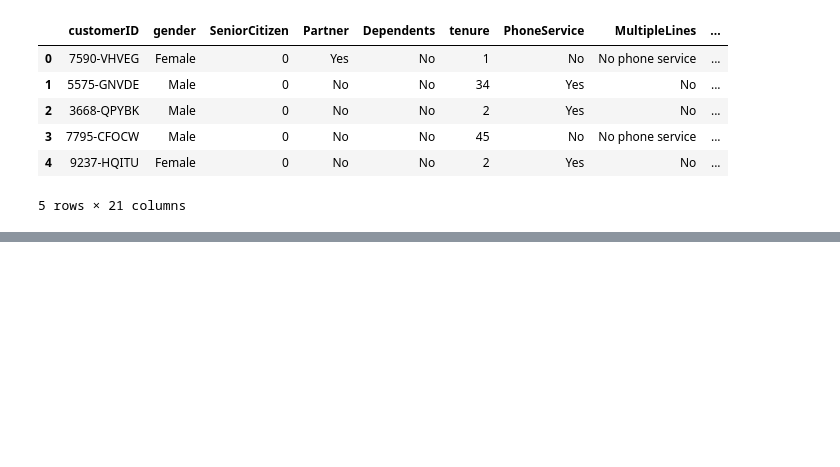
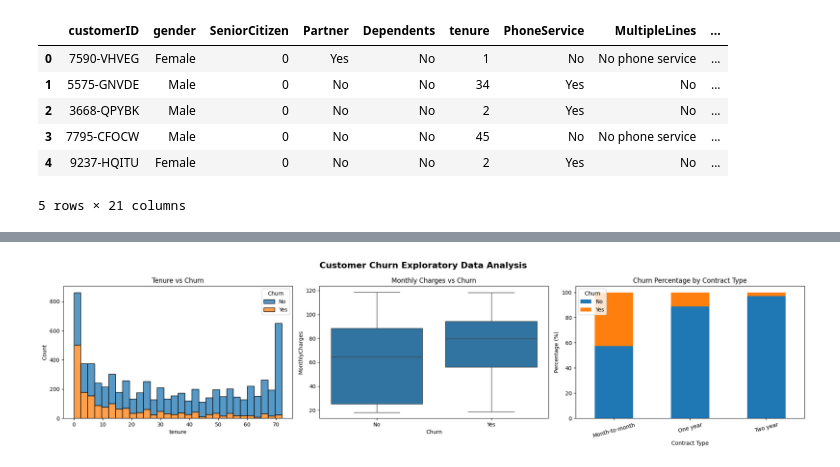
Before and after one commit to Banuka2540/Pytorch-Learning-, a Jupyter notebook: Customer_Curn_Prediction(ANN).ipynb, the cells around one changed output, grey strips where cells are left out. Cells and saved outputs as stored; diff of their text form; code cells hidden in the pictures; blank space fills up the shorter version.

```diff
--- a/Customer_Curn_Prediction(ANN).ipynb
+++ b/Customer_Curn_Prediction(ANN).ipynb
@@ -111,0 +255,53 @@ print(id(data))
+# %%
+fig, axes = plt.subplots(1, 3, figsize=(20, 5))
+
+# Graph 1: Tenure vs Churn
+sns.histplot(
+    data=data,
+    x="tenure",
+    hue="Churn",
+    bins=30,
+    multiple="stack",
+    ax=axes[0]
+)
+axes[0].set_title("Tenure vs Churn")
+
+# Graph 2: Monthly Charges vs Churn
+sns.boxplot(
+    data=data,
+    x="Churn",
+    y="MonthlyCharges",
+    ax=axes[1]
+)
+axes[1].set_title("Monthly Charges vs Churn")
+
+# Graph 3: Contract Type vs Churn
+contract_churn = pd.crosstab(
+    data["Contract"],
+    data["Churn"],
+    normalize="index"
+) * 100
+
+contract_churn.plot(
+    kind="bar",
+    stacked=True,
+    ax=axes[2]  # Important!
+)
+
+axes[2].set_title("Churn Percentage by Contract Type")
+axes[2].set_xlabel("Contract Type")
+axes[2].set_ylabel("Percentage (%)")
+axes[2].tick_params(axis="x", rotation=15)
+axes[2].legend(title="Churn")
+
+# Main title
+fig.suptitle(
+    "Customer Churn Exploratory Data Analysis",
+    fontsize=16,
+    fontweight="bold"
+)
+
+plt.tight_layout()
+plt.show()
+# %% [output]
+[figure, added]
```
Also changed, not shown: parts of 17 cells of this notebook.
